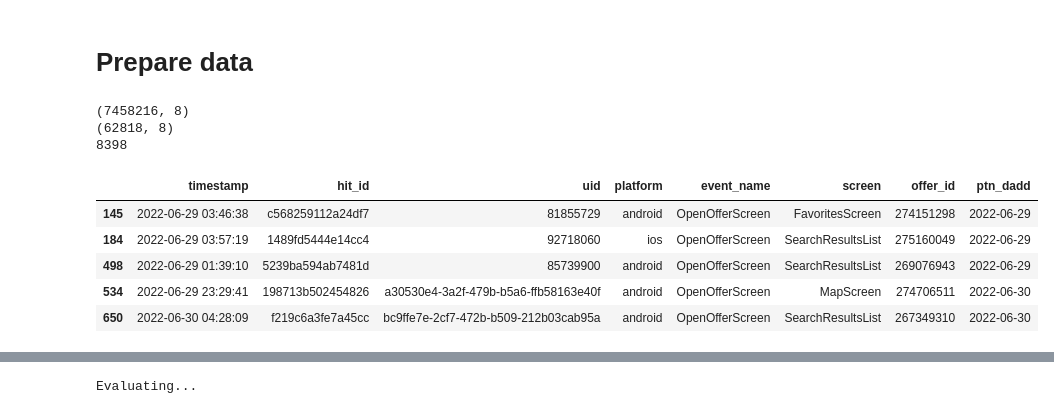
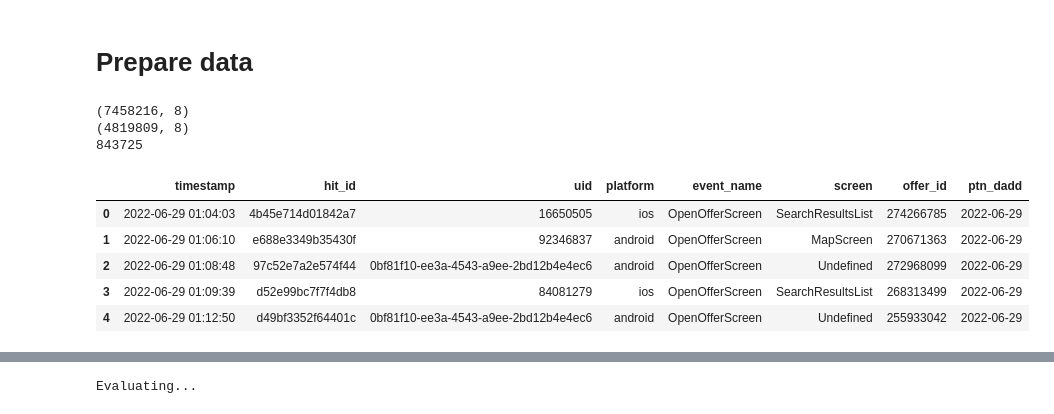
Before and after one commit to MariaZharova/recsys_internship, a Jupyter notebook: SASRec_with_embeddings.ipynb, the cells around one changed output, grey strips where cells are left out. Cells and saved outputs as stored; diff of their text form; code cells hidden in the pictures.

```diff
--- a/SASRec_with_embeddings.ipynb
+++ b/SASRec_with_embeddings.ipynb
@@ -582,25 +582,25 @@ class SASREC(tf.keras.Model):
 # Prepare data
 # %%
 # load the data
-data = pd.read_csv('./drive/MyDrive/ML/internship_clickstream_data.csv')
-embeddings = load_npz('./drive/MyDrive/ML/embeddings_test10000.npz').toarray()
+data = pd.read_csv('./drive/MyDrive/internship_clickstream_data.csv')
+embeddings = np.load('./drive/MyDrive/embeddings_ALL.npy')
 print(data.shape)
 
 # filter offer_id which are in embedding test file
 data.drop_duplicates(subset=['uid', 'offer_id'], inplace=True)
 ID = embeddings[:, 0]
 data = data[data['offer_id'].isin(ID)]
 print(data.shape)
 print(len(set(data['offer_id'])))
 data.head()
 # %% [output]
 (7458216, 8)
-(62818, 8)
-8398
+(4819809, 8)
+843725
 |  | timestamp | hit_id | uid | platform | event_name | screen | offer_id | ptn_dadd |
-| 145 | 2022-06-29 03:46:38 | c568259112a24df7 | 81855729 | android | OpenOfferScreen | FavoritesScreen | 274151298 | 2022-06-29 |
-| 184 | 2022-06-29 03:57:19 | 1489fd5444e14cc4 | 92718060 | ios | OpenOfferScreen | SearchResultsList | 275160049 | 2022-06-29 |
-| 498 | 2022-06-29 01:39:10 | 5239ba594ab7481d | 85739900 | android | OpenOfferScreen | SearchResultsList | 269076943 | 2022-06-29 |
-| 534 | 2022-06-29 23:29:41 | 198713b502454826 | a30530e4-3a2f-479b-b5a6-ffb58163e40f | android | OpenOfferScreen | MapScreen | 274706511 | 2022-06-30 |
-| 650 | 2022-06-30 04:28:09 | f219c6a3fe7a45cc | bc9ffe7e-2cf7-472b-b509-212b03cab95a | android | OpenOfferScreen | SearchResultsList | 267349310 | 2022-06-30 |
+| 0 | 2022-06-29 01:04:03 | 4b45e714d01842a7 | 16650505 | ios | OpenOfferScreen | SearchResultsList | 274266785 | 2022-06-29 |
+| 1 | 2022-06-29 01:06:10 | e688e3349b35430f | 92346837 | android | OpenOfferScreen | MapScreen | 270671363 | 2022-06-29 |
+| 2 | 2022-06-29 01:08:48 | 97c52e7a2e574f44 | 0bf81f10-ee3a-4543-a9ee-2bd12b4e4ec6 | android | OpenOfferScreen | Undefined | 272968099 | 2022-06-29 |
+| 3 | 2022-06-29 01:09:39 | d52e99bc7f7f4db8 | 84081279 | ios | OpenOfferScreen | SearchResultsList | 268313499 | 2022-06-29 |
+| 4 | 2022-06-29 01:12:50 | d49bf3352f64401c | 0bf81f10-ee3a-4543-a9ee-2bd12b4e4ec6 | android | OpenOfferScreen | Undefined | 255933042 | 2022-06-29 |
 # %%
```
Also changed, not shown: parts of 11 cells of this notebook.
